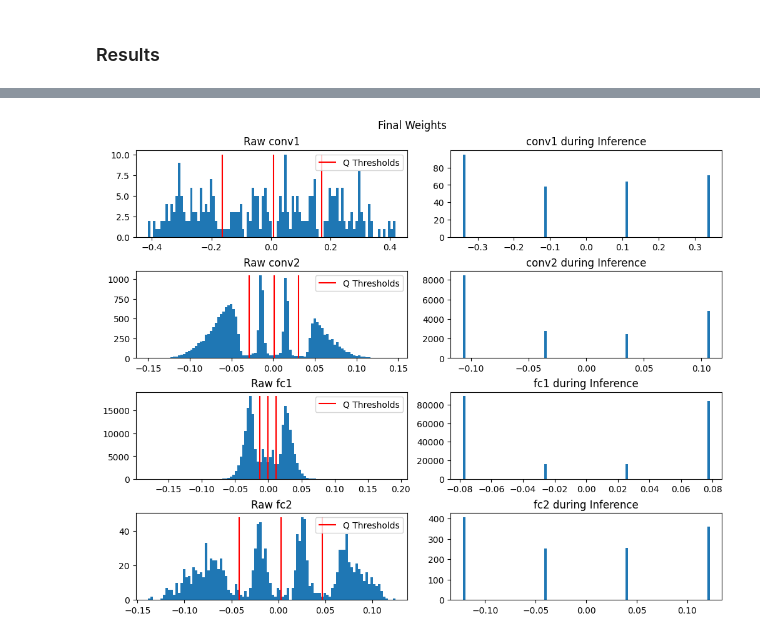
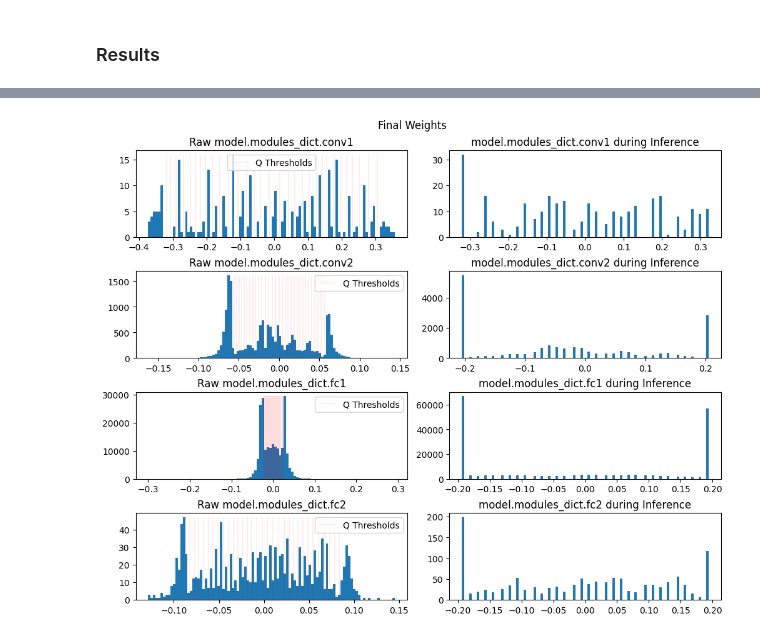
Before and after one commit to GabrielBena/alibabacloud-quantization-networks, a Jupyter notebook: mnist.ipynb, the cells around one changed output, grey strips where cells are left out. Drawn from its saved outputs; the diff is of its cells as text; code cells hidden in the pictures.

Commit message:
quantization on any model

```diff
--- a/mnist.ipynb
+++ b/mnist.ipynb
@@ -94,12 +118,13 @@ test_loader = torch.utils.data.DataLoader(dataset2, **test_kwargs)
 # %%
-n_bits = 2
-quantize_activations = False
+n_bits = 5
+quantize_activations = True
 
 dropout = 0.2
-q_model = Net(
-    n_bits=n_bits, quantize_activations=quantize_activations, dropout=dropout
+original_model = Net(
+    dropout=dropout, n_channels=n_channels[dataset], n_flatten=n_flatten[dataset]
 ).to(device)
-original_model = Net(dropout=dropout).to(device)
+
+q_model = QuantizedModel(original_model, n_bits=n_bits, quantize_activations=quantize_activations).to(device)
 
 lr = 1e-3
 gamma = 0.95
@@ -107,7 +132,7 @@ gamma = 0.95
 q_optimizer = optim.Adam(q_model.parameters(), lr=lr)
 original_optimizer = optim.Adam(original_model.parameters(), lr=lr)
 
-n_epochs = 4
+n_epochs = {"MNIST" : 5, "CIFAR" : 20}[dataset]
 
 Ts = np.geomspace(1, 20, n_epochs * len(train_loader) + 1)
 adjust_T = True
@@ -132,4 +182,5 @@ results = {
 # %%
+q_model.set_training(False)
 data, target = next(iter(train_loader))
 data, target = data.to(device), target.to(device)
 out = q_model(data)
@@ -205,40 +256,37 @@ for i, (axs_layer, (n, m)) in enumerate(
 
     weights = m.weight.cpu().detach().numpy().flatten()
 
     ax = axs_layer[1]
     ax.hist(weights, bins=100)
     ax.set_title(f"{n} during Inference")
 
     ax = axs_layer[0]
     counts, *_ = ax.hist(
         q_model.original_weights[f"{n}"].cpu().detach().numpy().flatten(),
         bins=100,
     )
     ax.set_title(f"Raw {n}")
     ax.vlines(
         q_model.modules_dict[n]
         .parametrizations.weight[0]
         .quant.biases.cpu()
         .detach()
         .numpy()
-        .flatten() / q_model
-        .modules_dict[n]
-        .parametrizations
-        .weight[0]
-        .quant
-        .beta
-        .cpu()
-        .data
-        .item(),
+        .flatten()
+        / q_model.modules_dict[n]
+        .parametrizations.weight[0]
+        .quant.beta.cpu()
+        .data.item(),
         0,
         max(counts),
         color="r",
         label="Q Thresholds",
+        linewidth=0.1,
     )
     ax.legend()
 
 
 fig.suptitle("Final Weights")
 plt.show()
 # %% [output]
-[figure, old version]
+[figure, new version]
```
Also changed, not shown: parts of 6 cells of this notebook, 2 other files.
